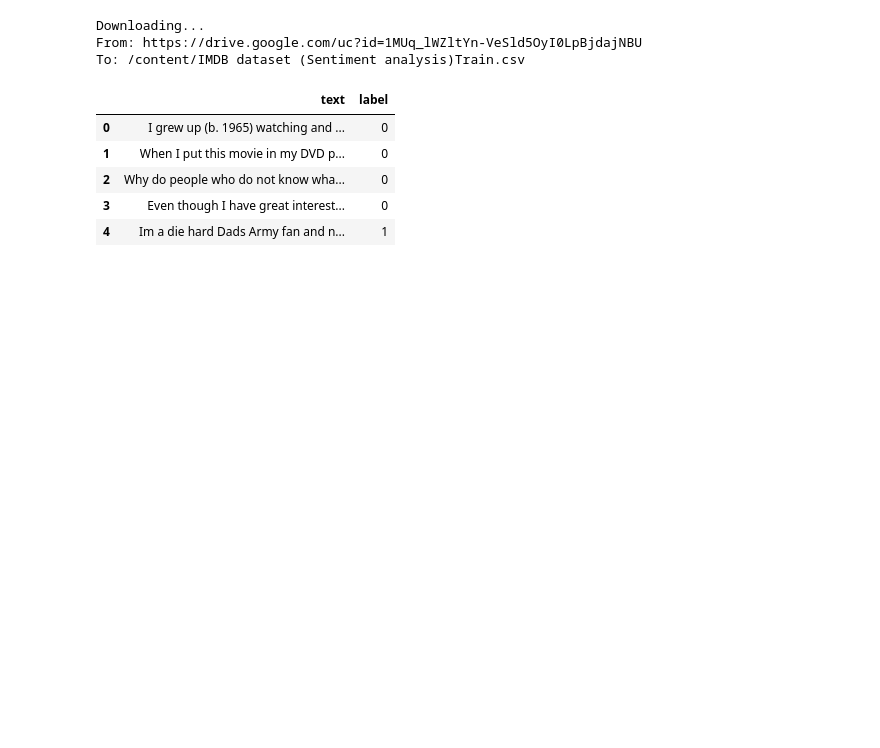
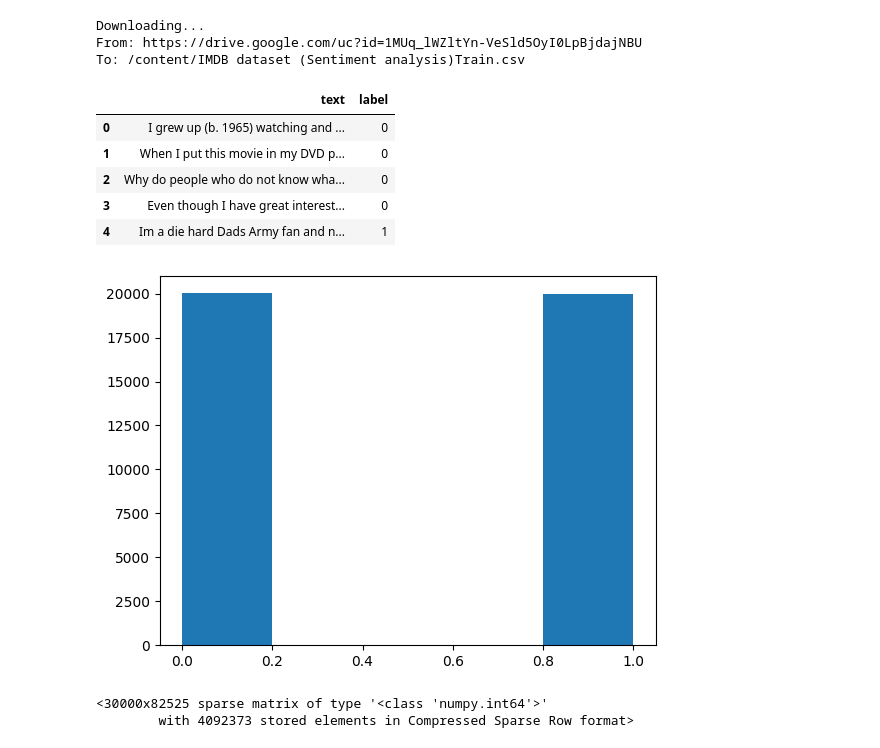
Before and after one commit to DanyPao/DataScience3-DanielaEsposito, a Jupyter notebook: IMDB_(Sentiment_analysis)_Entrega_final_DS3_DanielaEsposito.ipynb, the cells around one changed output. Cells and saved outputs as stored; diff of their text form; code cells hidden in the pictures; blank space fills up the shorter version.

```diff
--- a/IMDB_(Sentiment_analysis)_Entrega_final_DS3_DanielaEsposito.ipynb
+++ b/IMDB_(Sentiment_analysis)_Entrega_final_DS3_DanielaEsposito.ipynb
@@ -24,3 +40,11 @@ df.head()
 | 2 | Why do people who do not know wha... | 0 |
 | 3 | Even though I have great interest... | 0 |
 | 4 | Im a die hard Dads Army fan and n... | 1 |
+# %%
+df=df.dropna()
+# %%
+#Verificamos que el dataset esté equilibrado
+plt.hist(df['label'], bins=5)
+plt.show()
+# %% [output]
+[figure, added]
@@ -26,0 +57,7 @@ df.head()
+# %%
+#Transformamos los documentos del training set a un a matriz de documentos-terminos
+X_train_vectorized=vect.transform(X_train)
+X_train_vectorized
+# %% [output]
+<30000x82525 sparse matrix of type '<class 'numpy.int64'>'
+        with 4092373 stored elements in Compressed Sparse Row format>
```
Also changed, not shown: parts of 35 cells of this notebook.
